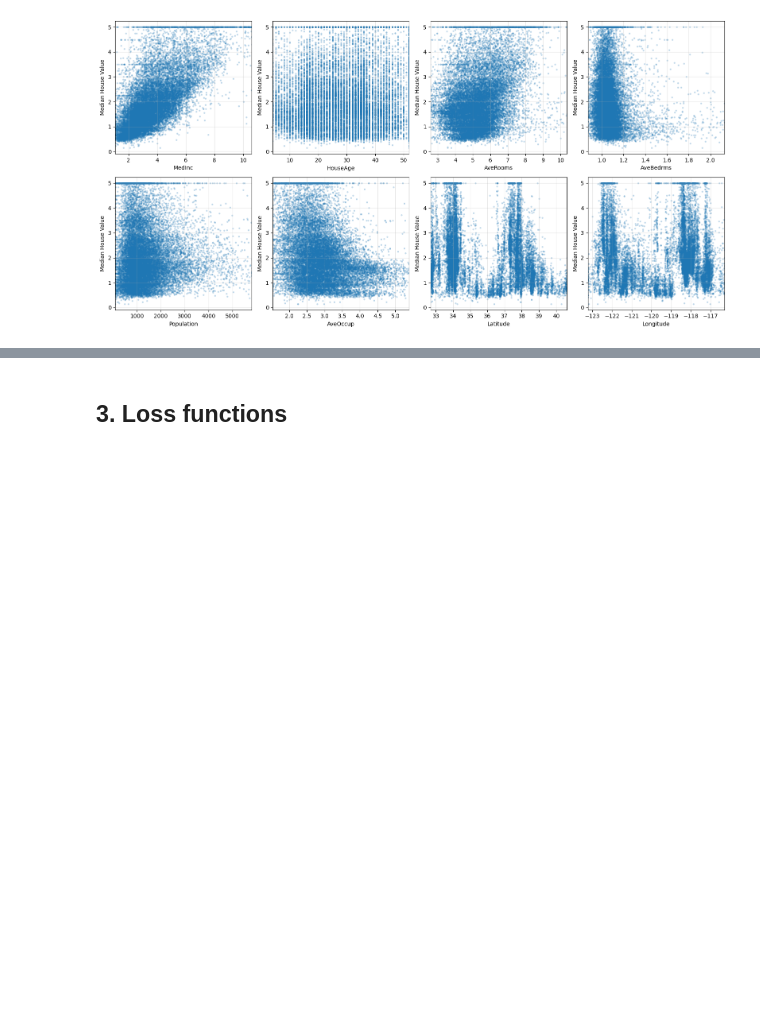
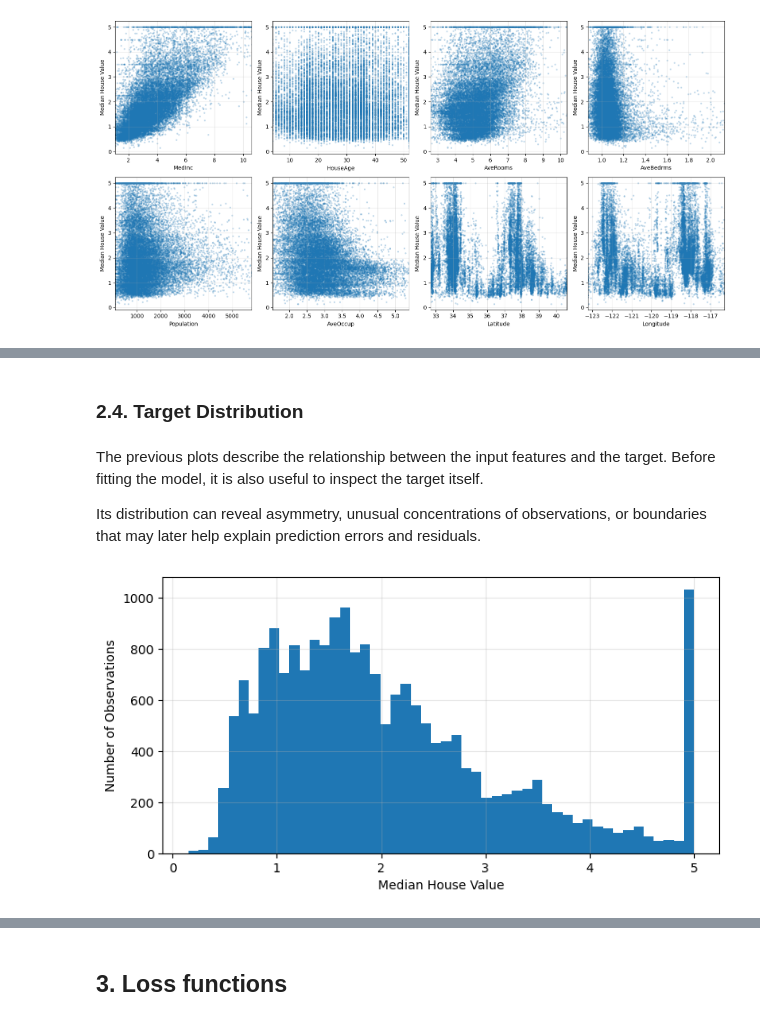
Before and after one commit to Tpoc311/applied-ai-workbench, a Jupyter notebook: ml_fundamentals/linear_models/linear_regression/linear_regression.ipynb, the cells around one changed output, grey strips where cells are left out. Saved outputs shown, nothing was run; the diff lists cells and outputs as text; code cells hidden in the pictures; blank space fills up the shorter version.

```diff
--- a/ml_fundamentals/linear_models/linear_regression/linear_regression.ipynb
+++ b/ml_fundamentals/linear_models/linear_regression/linear_regression.ipynb
@@ -158,0 +215,16 @@ plt.show()
+# %% [markdown]
+### 2.4. Target Distribution
+# %% [markdown]
+The previous plots describe the relationship between the input features and the target. Before fitting the model, it is also useful to inspect the target itself.
+
+Its distribution can reveal asymmetry, unusual concentrations of observations, or boundaries that may later help explain prediction errors and residuals.
+# %%
+plt.figure(figsize=(8, 4))
+plt.hist(y, bins=50)
+plt.xlabel("Median House Value")
+plt.ylabel("Number of Observations")
+plt.grid(alpha=0.3)
+
+plt.show()
+# %% [output]
+[figure, added]
```
Also changed, not shown: parts of 12 cells of this notebook.
